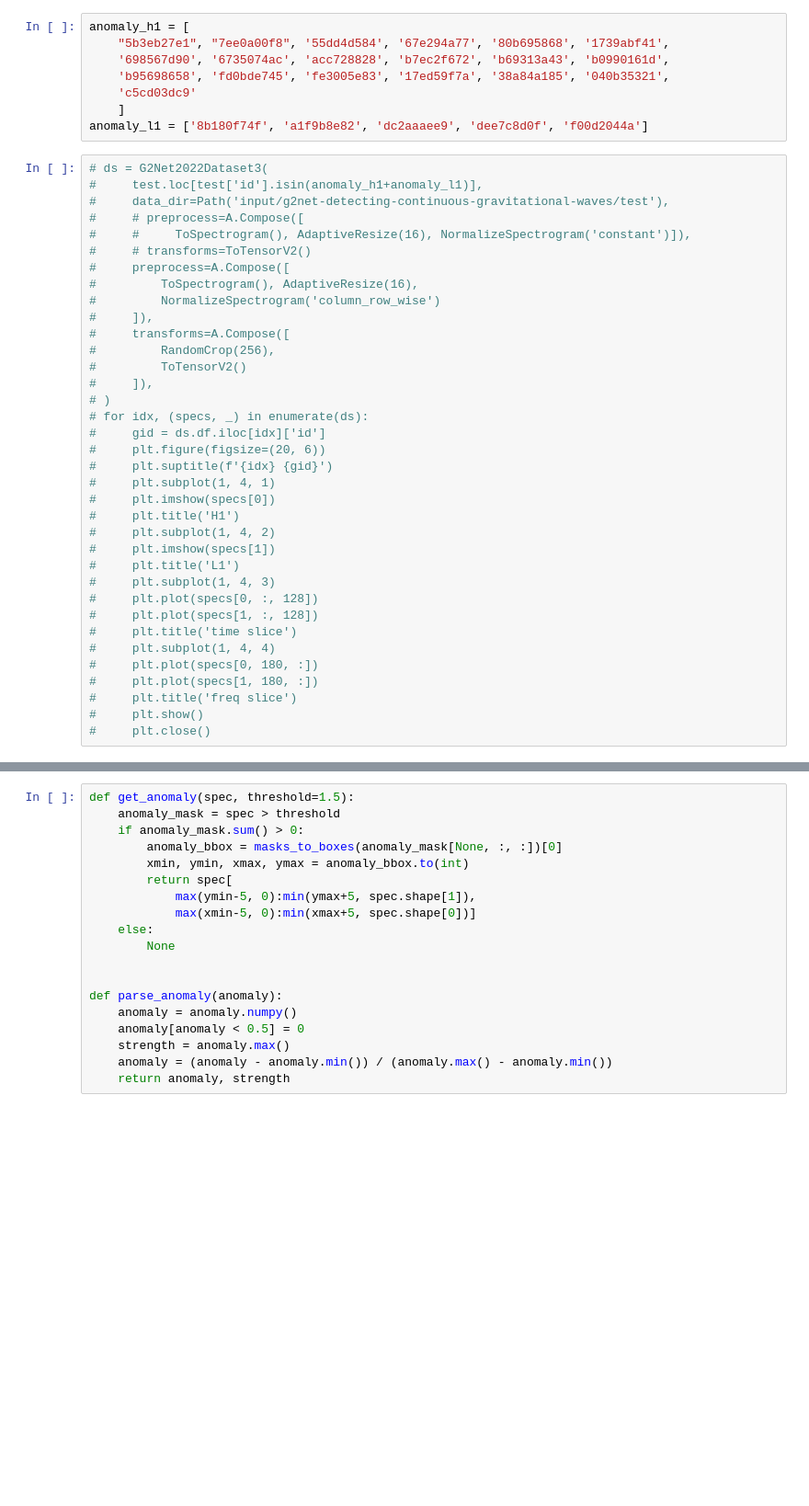
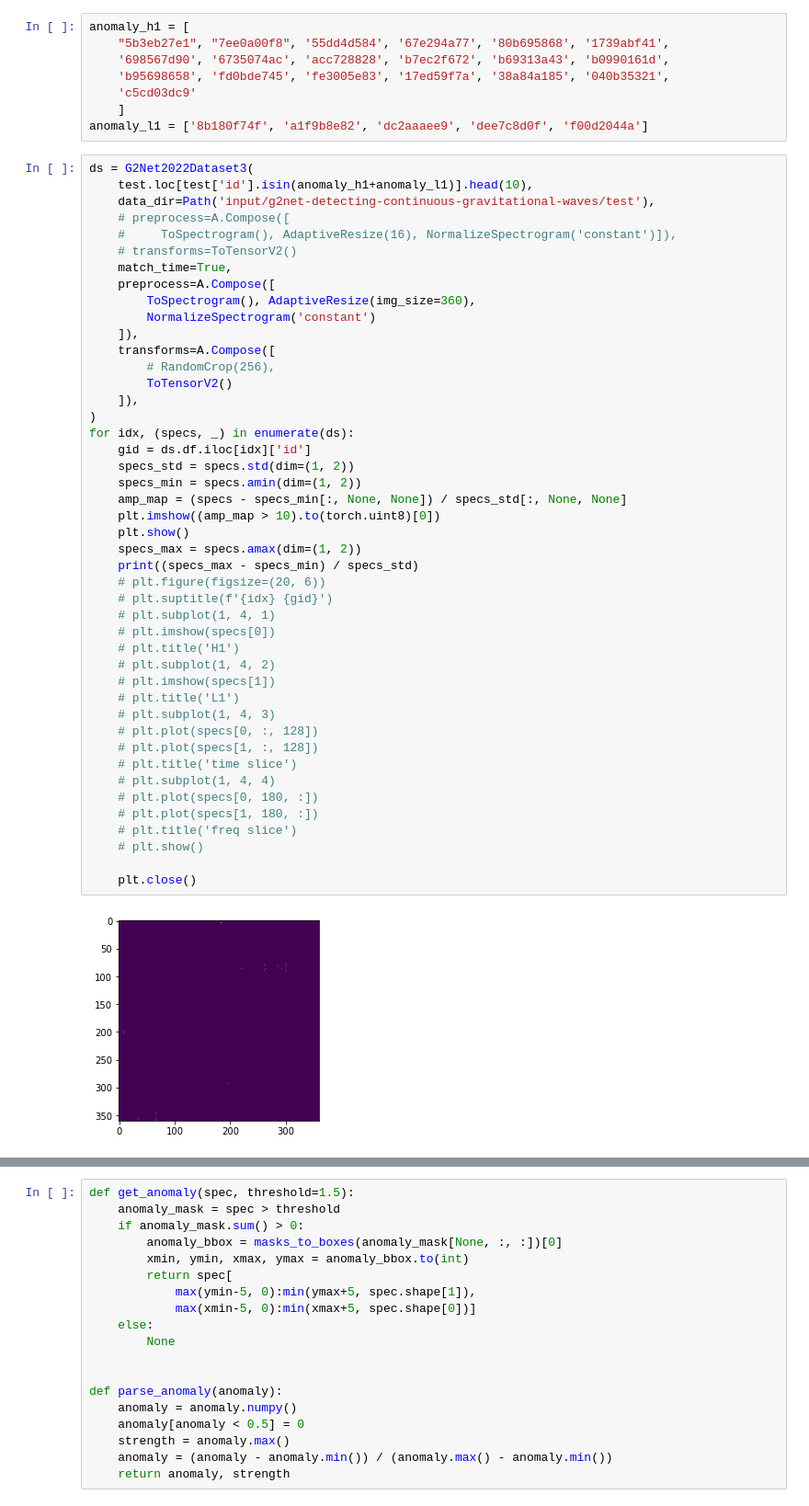
Before and after one commit to analokmaus/kaggle-g2net-2022-private, a Jupyter notebook: 05_error_analysis.ipynb, the cells around one changed output, grey strips where cells are left out. Shown at 92% size. Cells and saved outputs as stored; diff of their text form; blank space fills up the shorter version.

Commit message:
add new dataset generation code

```diff
--- a/05_error_analysis.ipynb
+++ b/05_error_analysis.ipynb
@@ -290,38 +293,49 @@ anomaly_h1 = [
     ]
 anomaly_l1 = ['8b180f74f', 'a1f9b8e82', 'dc2aaaee9', 'dee7c8d0f', 'f00d2044a']
 # %%
-# ds = G2Net2022Dataset3(
-#     test.loc[test['id'].isin(anomaly_h1+anomaly_l1)],
-#     data_dir=Path('input/g2net-detecting-continuous-gravitational-waves/test'),
-#     # preprocess=A.Compose([
-#     #     ToSpectrogram(), AdaptiveResize(16), NormalizeSpectrogram('constant')]),
-#     # transforms=ToTensorV2()
-#     preprocess=A.Compose([
-#         ToSpectrogram(), AdaptiveResize(16),
-#         NormalizeSpectrogram('column_row_wise')
-#     ]),
-#     transforms=A.Compose([
-#         RandomCrop(256),
-#         ToTensorV2()
-#     ]),
-# )
-# for idx, (specs, _) in enumerate(ds):
-#     gid = ds.df.iloc[idx]['id']
-#     plt.figure(figsize=(20, 6))
-#     plt.suptitle(f'{idx} {gid}')
-#     plt.subplot(1, 4, 1)
-#     plt.imshow(specs[0])
-#     plt.title('H1')
-#     plt.subplot(1, 4, 2)
-#     plt.imshow(specs[1])
-#     plt.title('L1')
-#     plt.subplot(1, 4, 3)
-#     plt.plot(specs[0, :, 128])
-#     plt.plot(specs[1, :, 128])
-#     plt.title('time slice')
-#     plt.subplot(1, 4, 4)
-#     plt.plot(specs[0, 180, :])
-#     plt.plot(specs[1, 180, :])
-#     plt.title('freq slice')
-#     plt.show()
-#     plt.close()
+ds = G2Net2022Dataset3(
+    test.loc[test['id'].isin(anomaly_h1+anomaly_l1)].head(10),
+    data_dir=Path('input/g2net-detecting-continuous-gravitational-waves/test'),
+    # preprocess=A.Compose([
+    #     ToSpectrogram(), AdaptiveResize(16), NormalizeSpectrogram('constant')]),
+    # transforms=ToTensorV2()
+    match_time=True,
+    preprocess=A.Compose([
+        ToSpectrogram(), AdaptiveResize(img_size=360),
+        NormalizeSpectrogram('constant')
+    ]),
+    transforms=A.Compose([
+        # RandomCrop(256),
+        ToTensorV2()
+    ]),
+)
+for idx, (specs, _) in enumerate(ds):
+    gid = ds.df.iloc[idx]['id']
+    specs_std = specs.std(dim=(1, 2))
+    specs_min = specs.amin(dim=(1, 2))
+    amp_map = (specs - specs_min[:, None, None]) / specs_std[:, None, None]
+    plt.imshow((amp_map > 10).to(torch.uint8)[0])
+    plt.show()
+    specs_max = specs.amax(dim=(1, 2))
+    print((specs_max - specs_min) / specs_std)
+    # plt.figure(figsize=(20, 6))
+    # plt.suptitle(f'{idx} {gid}')
+    # plt.subplot(1, 4, 1)
+    # plt.imshow(specs[0])
+    # plt.title('H1')
+    # plt.subplot(1, 4, 2)
+    # plt.imshow(specs[1])
+    # plt.title('L1')
+    # plt.subplot(1, 4, 3)
+    # plt.plot(specs[0, :, 128])
+    # plt.plot(specs[1, :, 128])
+    # plt.title('time slice')
+    # plt.subplot(1, 4, 4)
+    # plt.plot(specs[0, 180, :])
+    # plt.plot(specs[1, 180, :])
+    # plt.title('freq slice')
+    # plt.show()
+
+    plt.close()
+# %% [output]
+[figure, added]
```
Also changed, not shown: parts of 5 cells of this notebook, 5 other files.
